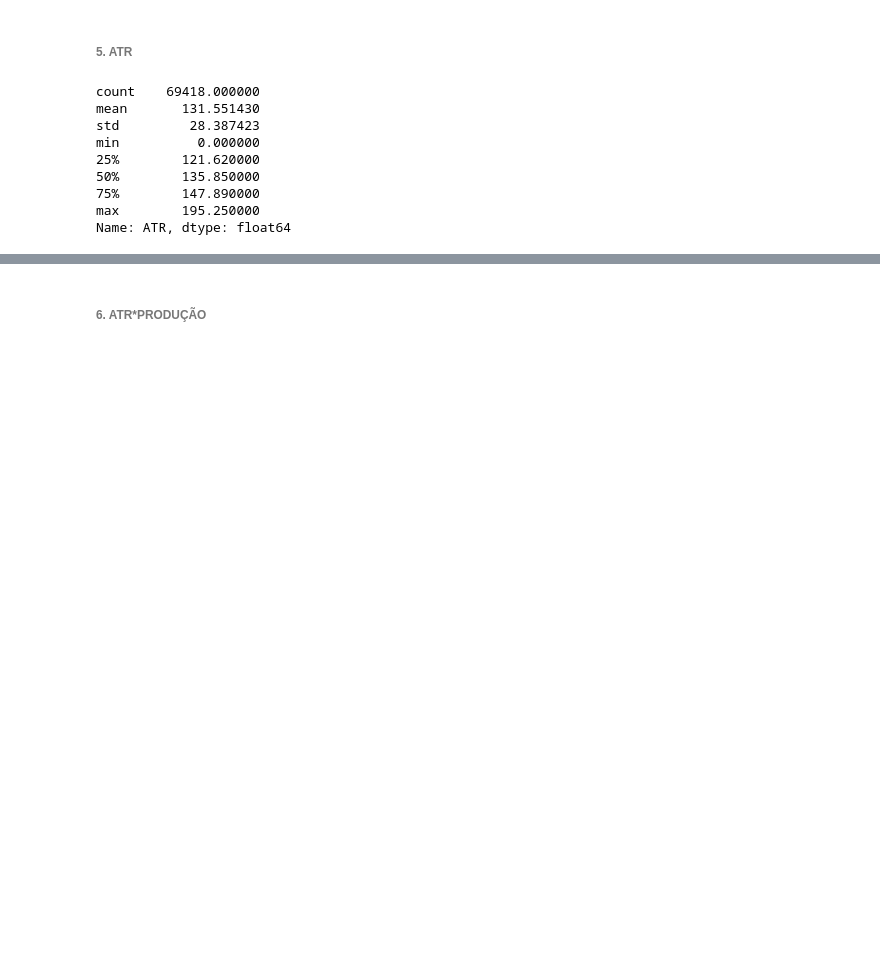
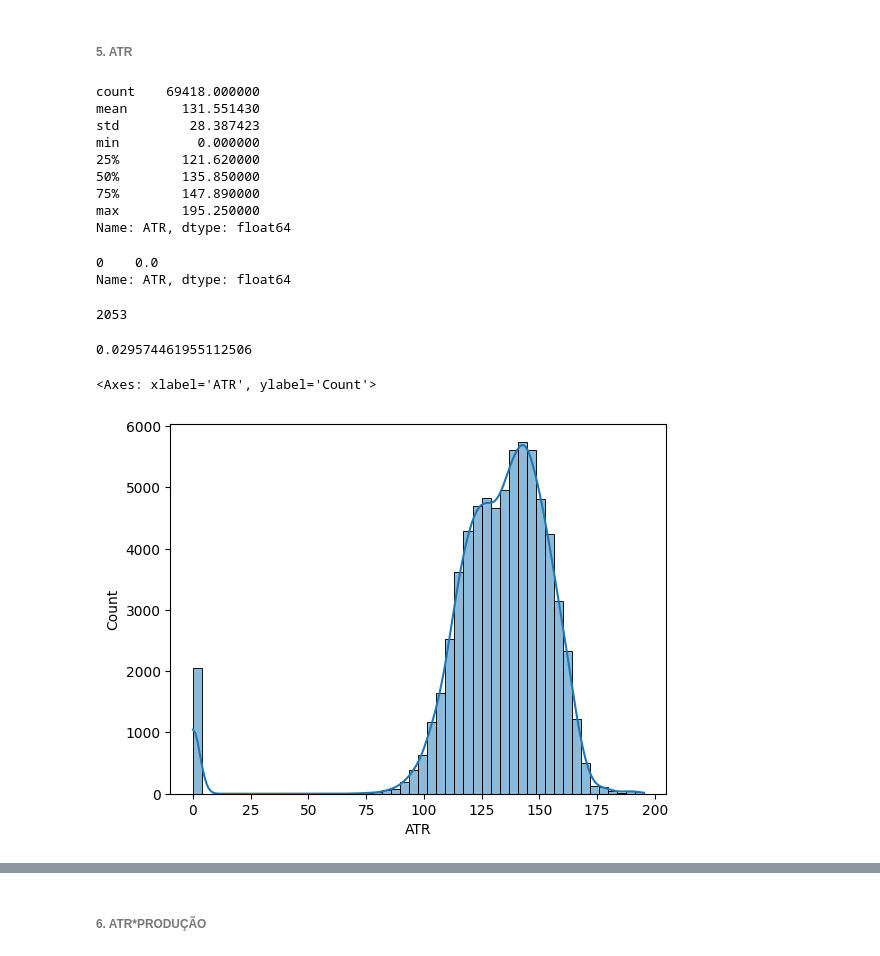
Before and after one commit to fernandovieira1/Analise-Dados-Cana, a Jupyter notebook: analise_cana.ipynb, the cells around one changed output, grey strips where cells are left out. Cells and saved outputs as stored; diff of their text form; code cells hidden in the pictures; blank space fills up the shorter version.

```diff
--- a/analise_cana.ipynb
+++ b/analise_cana.ipynb
@@ -721,3 +723,25 @@ min          0.000000
 75%        147.890000
 max        195.250000
 Name: ATR, dtype: float64
+# %%
+df['ATR'].mode()
+# %% [output]
+0    0.0
+Name: ATR, dtype: float64
+# %%
+# linhas possuem valor 0 em df['ATR']
+(df['ATR'] == 0).sum()
+
+# Muita informação faltando nessa coluna?
+# %% [output]
+2053
+# %%
+# linhas possuem valor 0 em df['ATR']
+ (df['ATR'] == 0).sum()/len(df)
+# %% [output]
+0.029574461955112506
+# %%
+sns.histplot(df['ATR'], bins=50, kde=True)
+# %% [output]
+<Axes: xlabel='ATR', ylabel='Count'>
+[figure, added]
```
Also changed, not shown: parts of 10 cells of this notebook.
